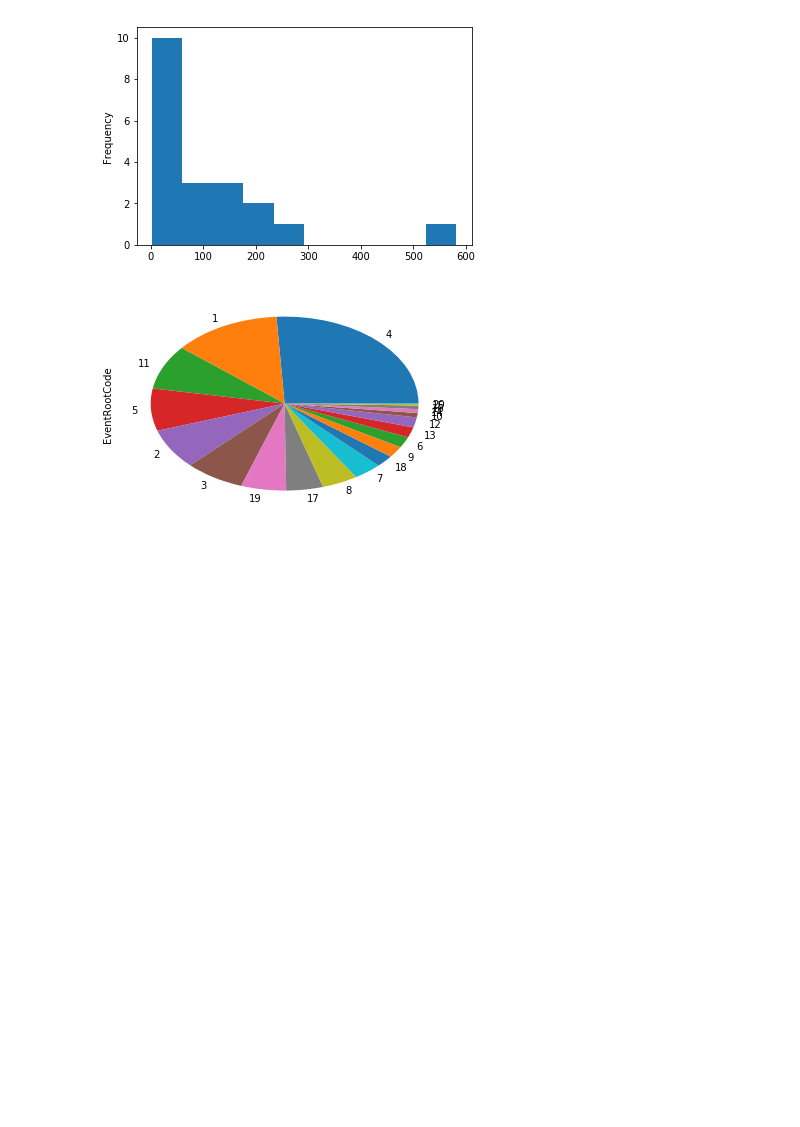
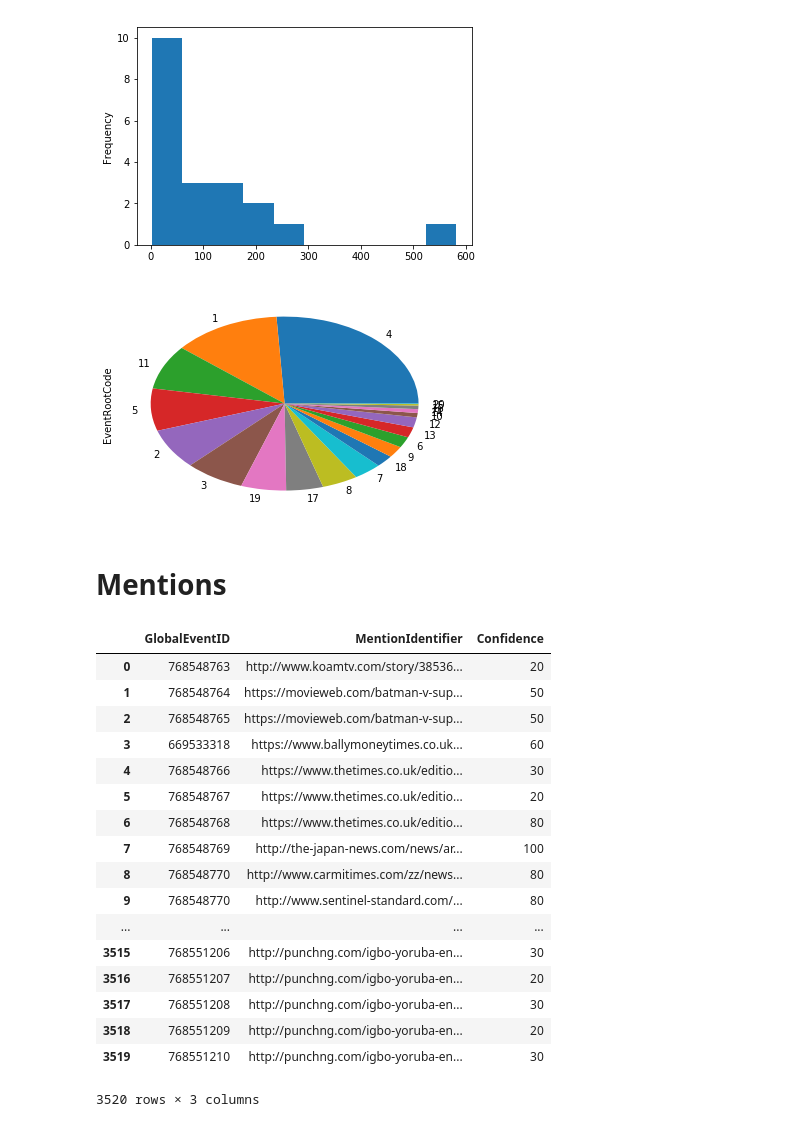
Before and after one commit to ClaasM/GDELTSocialVideo, a Jupyter notebook: notebooks/data/GDELT/GDELT_2_exploration.ipynb, the cells around one changed output. Cells and saved outputs as stored; diff of their text form; code cells hidden in the pictures; blank space fills up the shorter version.

```diff
--- a/notebooks/data/GDELT/GDELT_2_exploration.ipynb
+++ b/notebooks/data/GDELT/GDELT_2_exploration.ipynb
@@ -130,3 +133,26 @@ df["EventRootCode"].value_counts().plot.pie()
 plt.show()
 # %% [output]
 [figure]
+# %% [markdown]
+# Mentions
+# %%
+pd.read_csv(os.environ["DATA_PATH"] + "/external/GDELT/mentions/20180701000000.mentions.csv.zip", compression='zip', header=None, names=["GlobalEventID", "MentionIdentifier", "Confidence"], delimiter="\t", usecols=[0,5,11])
+# %% [output]
+|  | GlobalEventID | MentionIdentifier | Confidence |
+| 0 | 768548763 | http://www.koamtv.com/story/38536... | 20 |
+| 1 | 768548764 | https://movieweb.com/batman-v-sup... | 50 |
+| 2 | 768548765 | https://movieweb.com/batman-v-sup... | 50 |
+| 3 | 669533318 | https://www.ballymoneytimes.co.uk... | 60 |
+| 4 | 768548766 | https://www.thetimes.co.uk/editio... | 30 |
+| 5 | 768548767 | https://www.thetimes.co.uk/editio... | 20 |
+| 6 | 768548768 | https://www.thetimes.co.uk/editio... | 80 |
+| 7 | 768548769 | http://the-japan-news.com/news/ar... | 100 |
+| 8 | 768548770 | http://www.carmitimes.com/zz/news... | 80 |
+| 9 | 768548770 | http://www.sentinel-standard.com/... | 80 |
+| ... | ... | ... | ... |
+| 3515 | 768551206 | http://punchng.com/igbo-yoruba-en... | 30 |
+| 3516 | 768551207 | http://punchng.com/igbo-yoruba-en... | 20 |
+| 3517 | 768551208 | http://punchng.com/igbo-yoruba-en... | 30 |
+| 3518 | 768551209 | http://punchng.com/igbo-yoruba-en... | 20 |
+| 3519 | 768551210 | http://punchng.com/igbo-yoruba-en... | 30 |
+3520 rows × 3 columns
```
Also changed, not shown: parts of 1 cell of this notebook, 14 other files.
